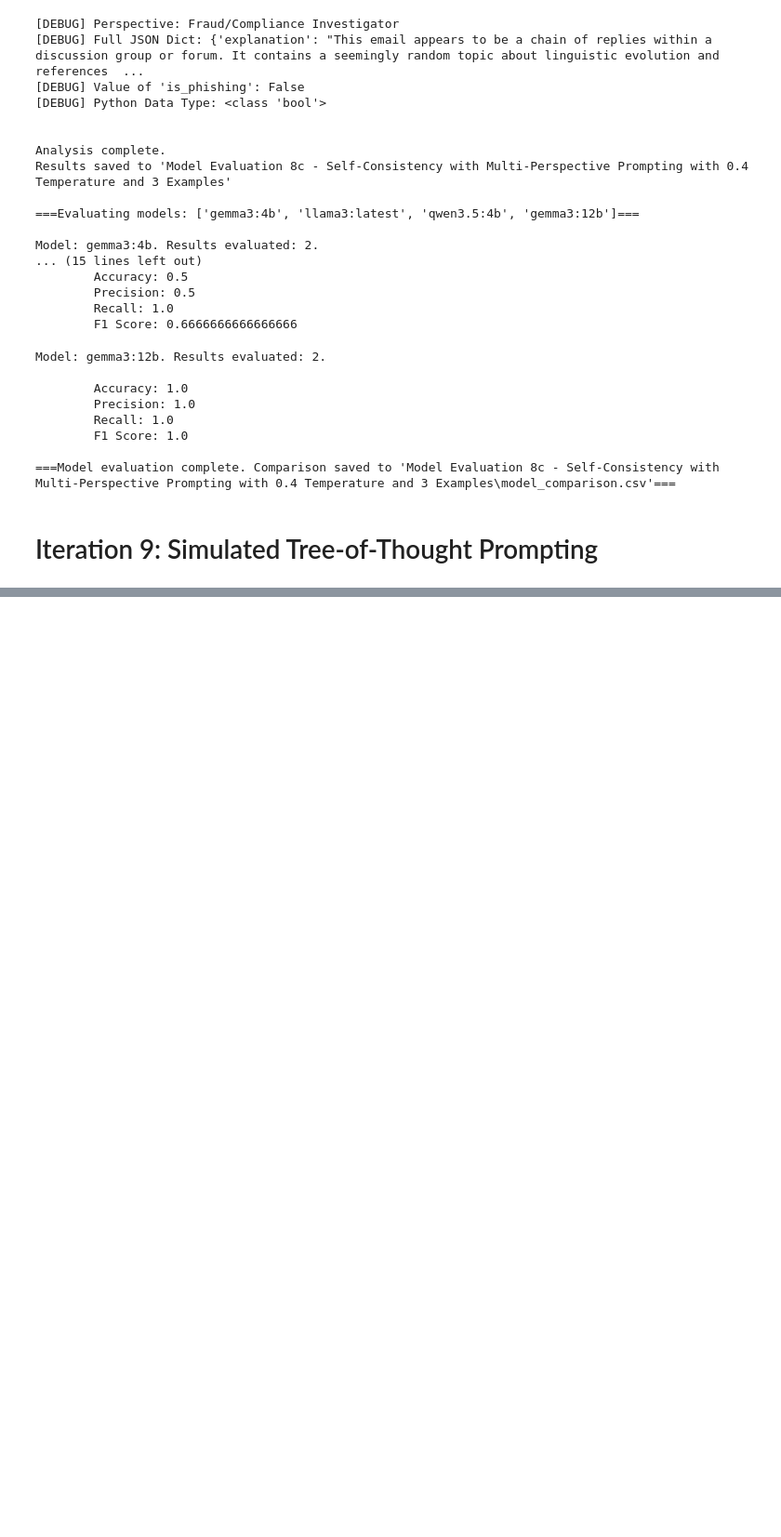
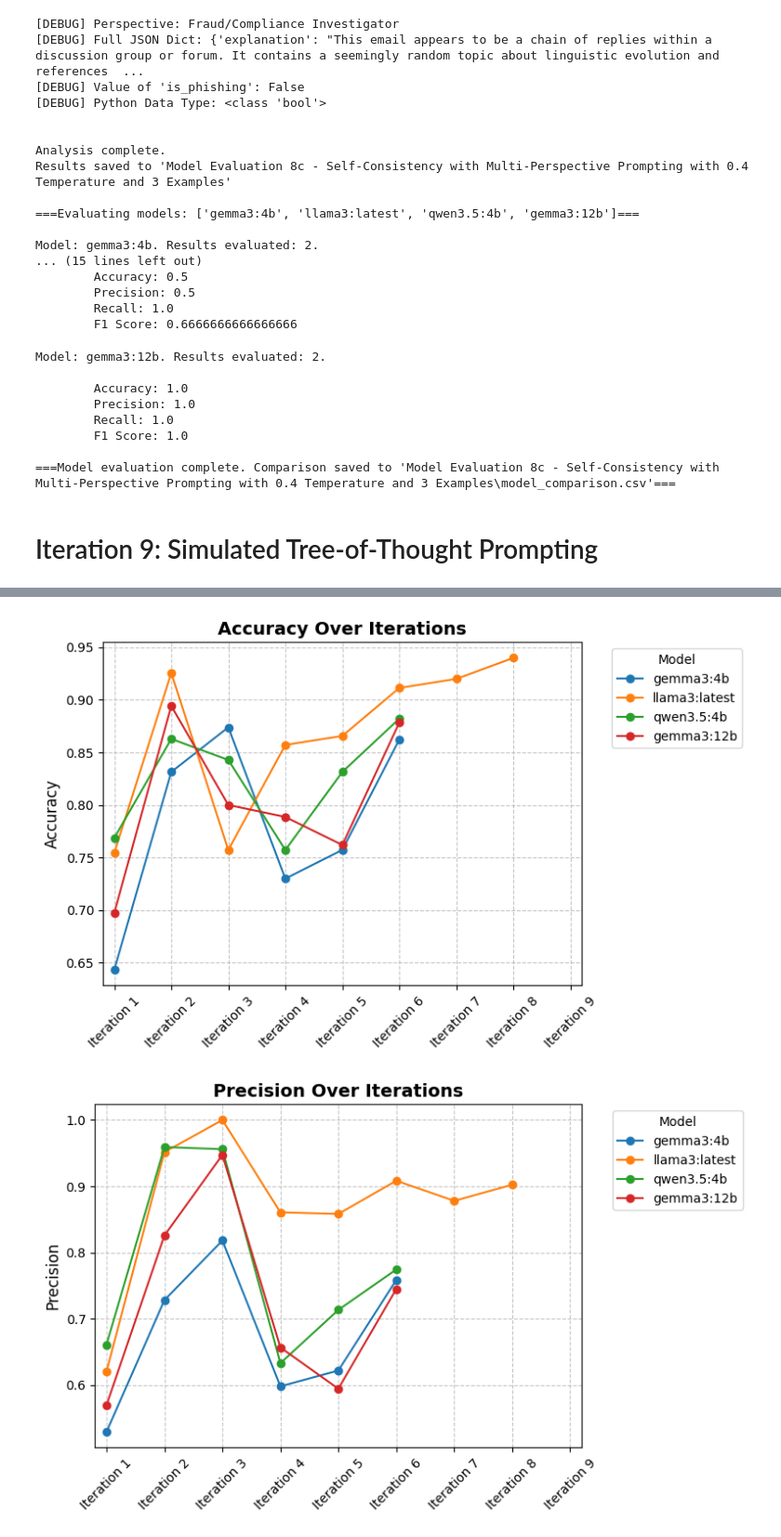
Before and after one commit to SaphFire76/Holmes, a Jupyter notebook: Model Evaluation/Model Evaluation.ipynb, the cells around one changed output, grey strips where cells are left out. Shown at 93% size. Cells and saved outputs as stored; diff of their text form; code cells hidden in the pictures; blank space fills up the shorter version.

Commit message:
Exhibition preparation, better prompt implementation, more tests with sample 100

```diff
--- a/Model Evaluation/Model Evaluation.ipynb
+++ b/Model Evaluation/Model Evaluation.ipynb
@@ -2369,0 +2395,80 @@ evaluate_models(model_list, save_folder)
+# %%
+import csv
+import matplotlib.pyplot as plt
+
+def plot_metrics_robust(file_paths, total_ticks=None):
+    """
+    Reads CSV files and plots 4 separate graphs.
+    Safely handles missing models by inserting gaps in the graph.
+    """
+    if not file_paths:
+        print("Error: The list of file paths is empty.")
+        return
+
+    metrics = ['Accuracy', 'Precision', 'Recall', 'F1 Score']
+    metrics_data = {metric: {} for metric in metrics}
+
+    num_files = len(file_paths)
+    if total_ticks is None:
+        total_ticks = num_files
+
+    # 1. Parse CSVs
+    for iteration_idx, path in enumerate(file_paths):
+        try:
+            with open(path, mode='r', encoding='utf-8') as f:
+                reader = csv.DictReader(f)
+
+                for row in reader:
+                    model_name = row['Model']
+
+                    for metric in metrics:
+                        val = float(row[metric])
+
+                        # --- THE FIX ---
+                        # If it's a new model, create a list of 'None' for EVERY file
+                        if model_name not in metrics_data[metric]:
+                            metrics_data[metric][model_name] = [None] * num_files
+
+                        # Replace the 'None' at the current iteration's exact index
+                        metrics_data[metric][model_name][iteration_idx] = val
+
+        except Exception as e:
+            print(f"Error reading {path} at iteration {iteration_idx + 1}: {e}")
+            return
+
+    data_x = list(range(1, num_files + 1))
+    display_x = list(range(1, total_ticks + 1))
+    x_tick_labels = [f"Iteration {i}" for i in display_x]
+
+    # 2. Plot and save
+    for metric in metrics:
+        plt.figure(figsize=(8, 5))
+
+        for model_name, values in metrics_data[metric].items():
+            # matplotlib automatically skips 'None' values
+            plt.plot(data_x, values, marker='o', label=model_name)
+
+        plt.title(f'{metric} Over Iterations', fontsize=14, fontweight='bold')
+        plt.ylabel(metric, fontsize=12)
+
+        # Force Graph Boundaries
+        plt.xlim(0.8, total_ticks + 0.2)
+        plt.xticks(display_x, x_tick_labels, rotation=45)
+
+        plt.legend(title='Model', bbox_to_anchor=(1.05, 1), loc='upper left')
+        plt.grid(True, linestyle='--', alpha=0.7)
+        plt.tight_layout()
+
+        safe_filename = metric.replace(" ", "_") + "_plot.png"
+        plt.savefig(safe_filename, bbox_inches='tight')
+        plt.show()
+        plt.close()
+
+# ==========================================
+# Example usage:
+# ==========================================
+file_paths = ["Model Evaluation 1 - Initial Stage/model_comparison.csv", "Model Evaluation 2 - Two-Shot Prompting/model_comparison.csv", "Model Evaluation 3 - System Parameter and Increasing Precision/model_comparison.csv", "Model Evaluation 4 - Increasing Recall/model_comparison.csv", "Model Evaluation 5 - Decreasing Temperature/model_comparison.csv", "Model Evaluation 6 - Five-Shot Prompting to Target Dead Spots/model_comparison.csv", "Model Evaluation 7 Sample 100 - Self-Consistency with 3 Thought Paths/model_comparison.csv", "Model Evaluation 8 Sample 100 - Self-Consistency with Multi-Perspective Prompting/model_comparison.csv"]
+plot_metrics_robust(file_paths, total_ticks=9)
+# %% [output]
+[figure, added]
+[figure, added]
```
Also changed, not shown: parts of 3 cells of this notebook, 27 other files.
